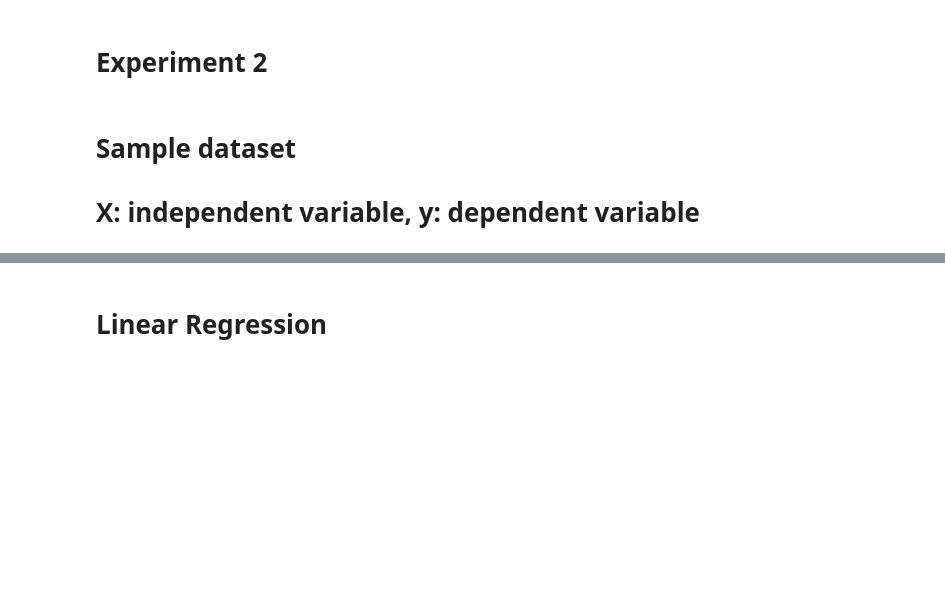
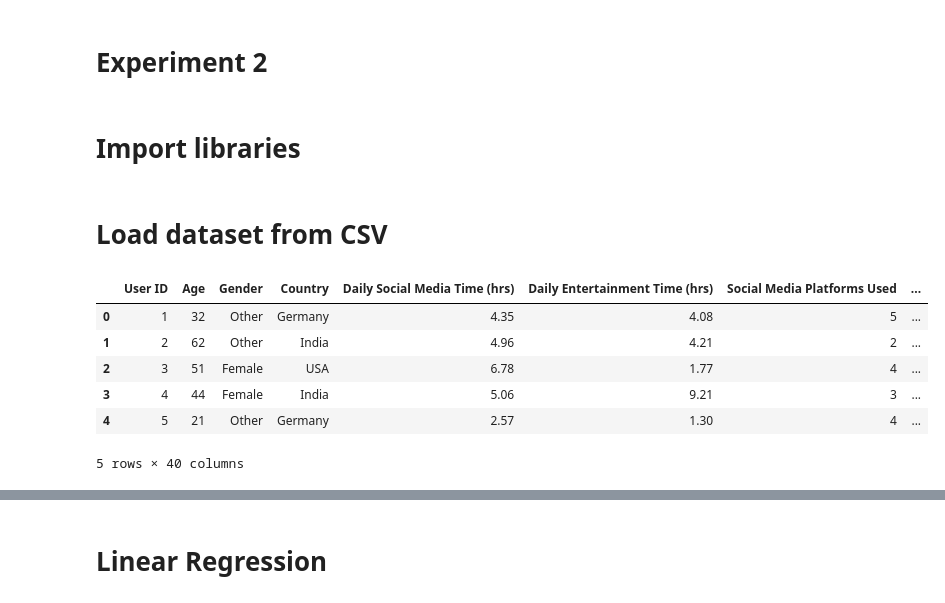
Before and after one commit to amanchoudhary1812/Pattern-Recognition, a Jupyter notebook: Experiment2.ipynb, the cells around one changed output, grey strips where cells are left out. Cells and saved outputs as stored; diff of their text form; code cells hidden in the pictures; blank space fills up the shorter version.

```diff
--- a/Experiment2.ipynb
+++ b/Experiment2.ipynb
@@ -1,4 +1,6 @@
 # %% [markdown]
 # Experiment 2
+# %% [markdown]
+# Import libraries
 # %%
 import numpy as np
@@ -7,4 +11 @@ import sklearn
 from scipy.optimize import curve_fit
-# %% [markdown]
-# Sample dataset
-# X: independent variable, y: dependent variable
@@ -13,0 +12,15 @@ y = np.array([2.5, 3.5, 7.1, 10.2, 10.9, 14.5, 17.1, 18.3, 20.9, 25.2])
+# %% [markdown]
+# Load dataset from CSV
+# %%
+data = pd.read_csv('social_media_entertainment_data.csv')
+data.head(
+
+)
+# %% [output]
+|  | User ID | Age | Gender | Country | Daily Social Media Time (hrs) | Daily Entertainment Time (hrs) | Social Media Platforms Used | ... |
+| 0 | 1 | 32 | Other | Germany | 4.35 | 4.08 | 5 | ... |
+| 1 | 2 | 62 | Other | India | 4.96 | 4.21 | 2 | ... |
+| 2 | 3 | 51 | Female | USA | 6.78 | 1.77 | 4 | ... |
+| 3 | 4 | 44 | Female | India | 5.06 | 9.21 | 3 | ... |
+| 4 | 5 | 21 | Other | Germany | 2.57 | 1.30 | 4 | ... |
+5 rows × 40 columns
```
Also changed, not shown: parts of 9 cells of this notebook, 3 other files.
